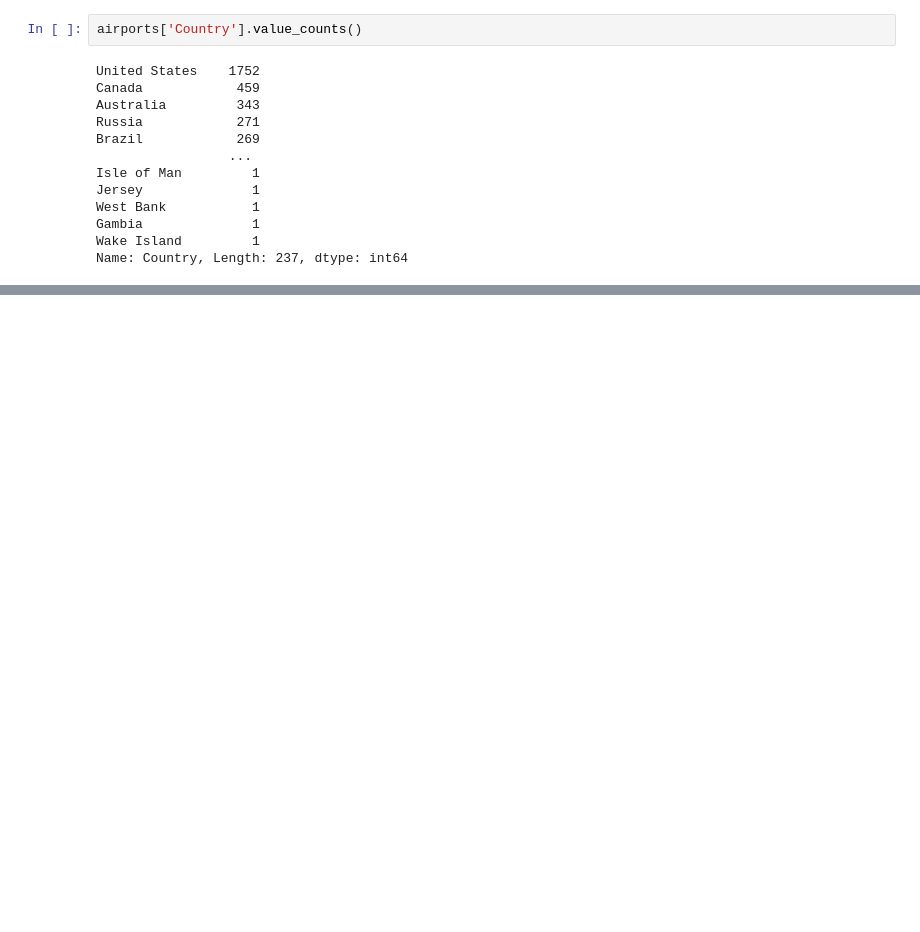
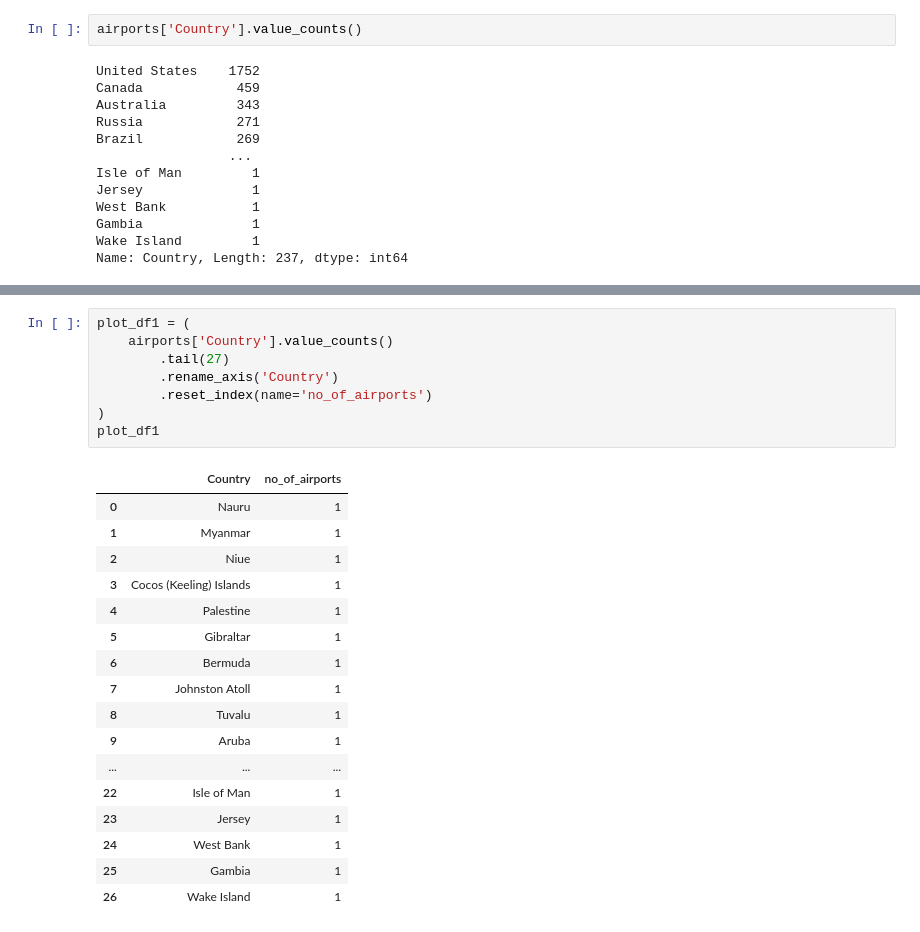
Before and after one commit to yashyaks/AirViz, a Jupyter notebook: Untitled1.ipynb, the cells around one changed output, grey strips where cells are left out. Cells and saved outputs as stored; diff of their text form; blank space fills up the shorter version.

```diff
--- a/Untitled1.ipynb
+++ b/Untitled1.ipynb
@@ -128,0 +118,26 @@ ValueError: keep must be either "first", "last" or "all"
+# %%
+plot_df1 = (
+    airports['Country'].value_counts()
+        .tail(27)
+        .rename_axis('Country')
+        .reset_index(name='no_of_airports')
+)
+plot_df1
+# %% [output]
+|  | Country | no_of_airports |
+| 0 | Nauru | 1 |
+| 1 | Myanmar | 1 |
+| 2 | Niue | 1 |
+| 3 | Cocos (Keeling) Islands | 1 |
+| 4 | Palestine | 1 |
+| 5 | Gibraltar | 1 |
+| 6 | Bermuda | 1 |
+| 7 | Johnston Atoll | 1 |
+| 8 | Tuvalu | 1 |
+| 9 | Aruba | 1 |
+| ... | ... | ... |
+| 22 | Isle of Man | 1 |
+| 23 | Jersey | 1 |
+| 24 | West Bank | 1 |
+| 25 | Gambia | 1 |
+| 26 | Wake Island | 1 |
```
Also changed, not shown: parts of 10 cells of this notebook.
